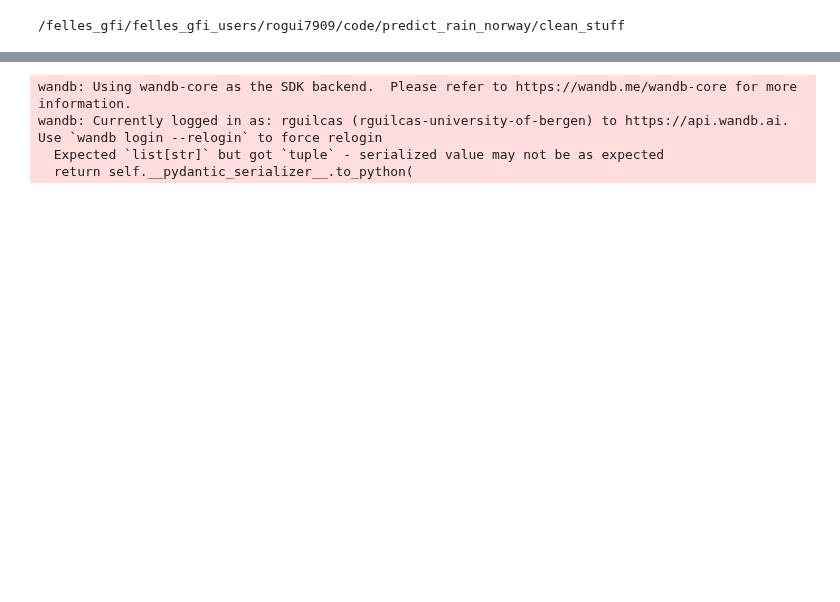
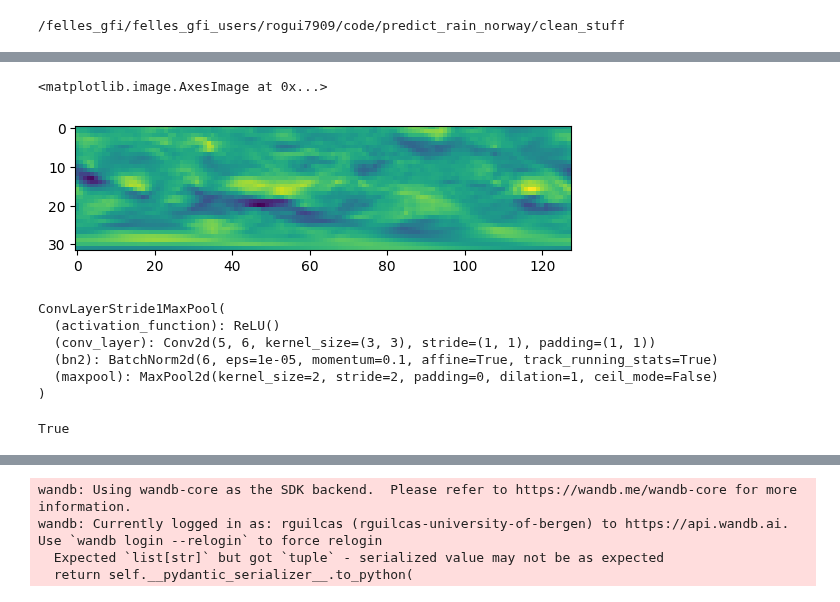
Before and after one commit to rguilcas/predict_rain_norway, a Jupyter notebook: clean_stuff/test.ipynb, the cells around one changed output, grey strips where cells are left out. Cells and saved outputs as stored; diff of their text form; code cells hidden in the pictures; blank space fills up the shorter version.

```diff
--- a/clean_stuff/test.ipynb
+++ b/clean_stuff/test.ipynb
@@ -27,0 +243,5 @@ Seed set to 42
+# %%
+plt.imshow(test[0][0])
+# %% [output]
+<matplotlib.image.AxesImage at 0x...>
+[figure, added]
@@ -27,0 +267,20 @@ Seed set to 42
+# %%
+main
+# %% [output]
+ConvLayerStride1MaxPool(
+  (activation_function): ReLU()
+  (conv_layer): Conv2d(5, 6, kernel_size=(3, 3), stride=(1, 1), padding=(1, 1))
+  (bn2): BatchNorm2d(6, eps=1e-05, momentum=0.1, affine=True, track_running_stats=True)
+  (maxpool): MaxPool2d(kernel_size=2, stride=2, padding=0, dilation=1, ceil_mode=False)
+)
+# %%
+in_ch = 5
+out_ch = 6
+main =  ConvLayerStrideNoMaxPool(in_ch,out_ch)
+skip_connection = nn.Identity()
+if in_ch != out_ch:
+    skip_connection = nn.Conv2d(in_ch, out_ch, kernel_size=1, stride=1)
+skip_connection
+hasattr(main, "maxpool")
+# %% [output]
+True
```
Also changed, not shown: parts of 15 cells of this notebook, 6 other files.
